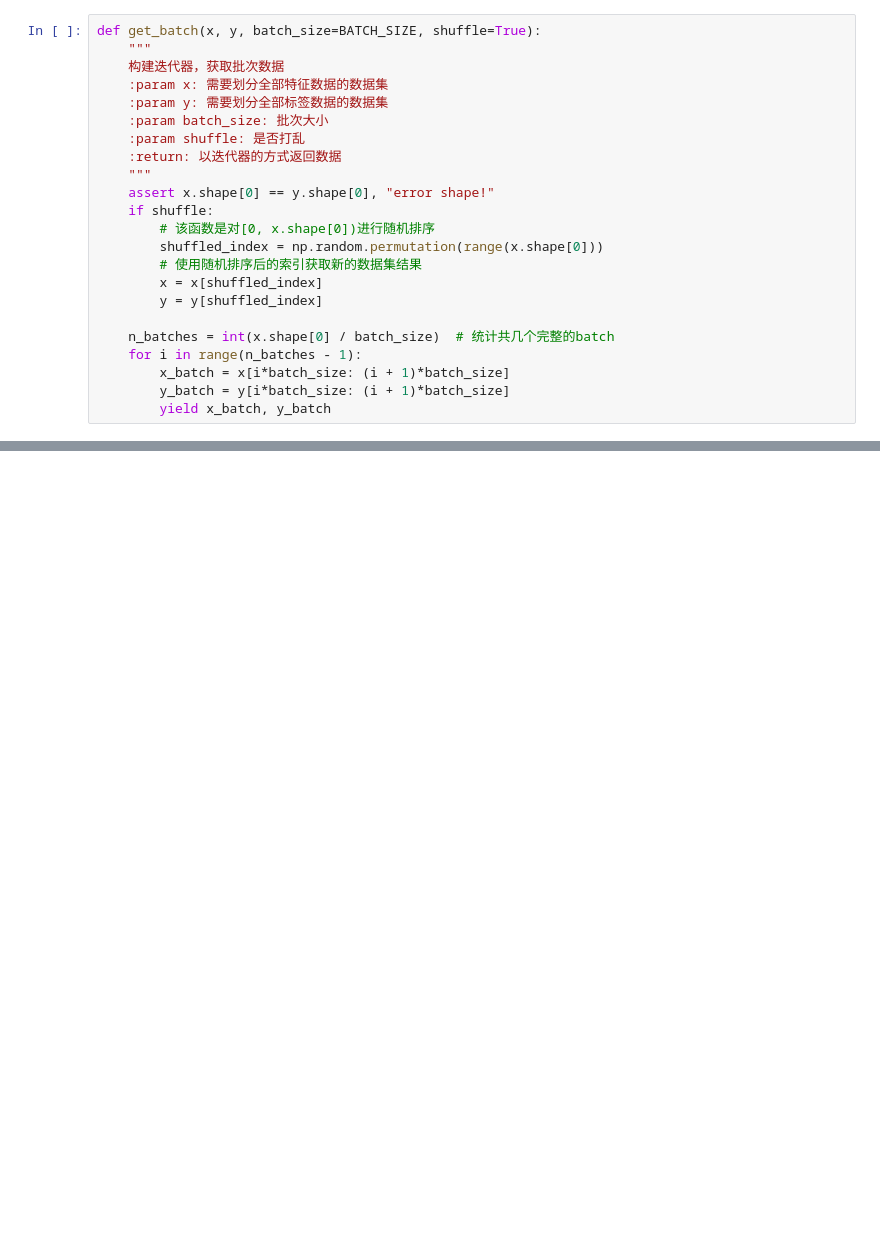
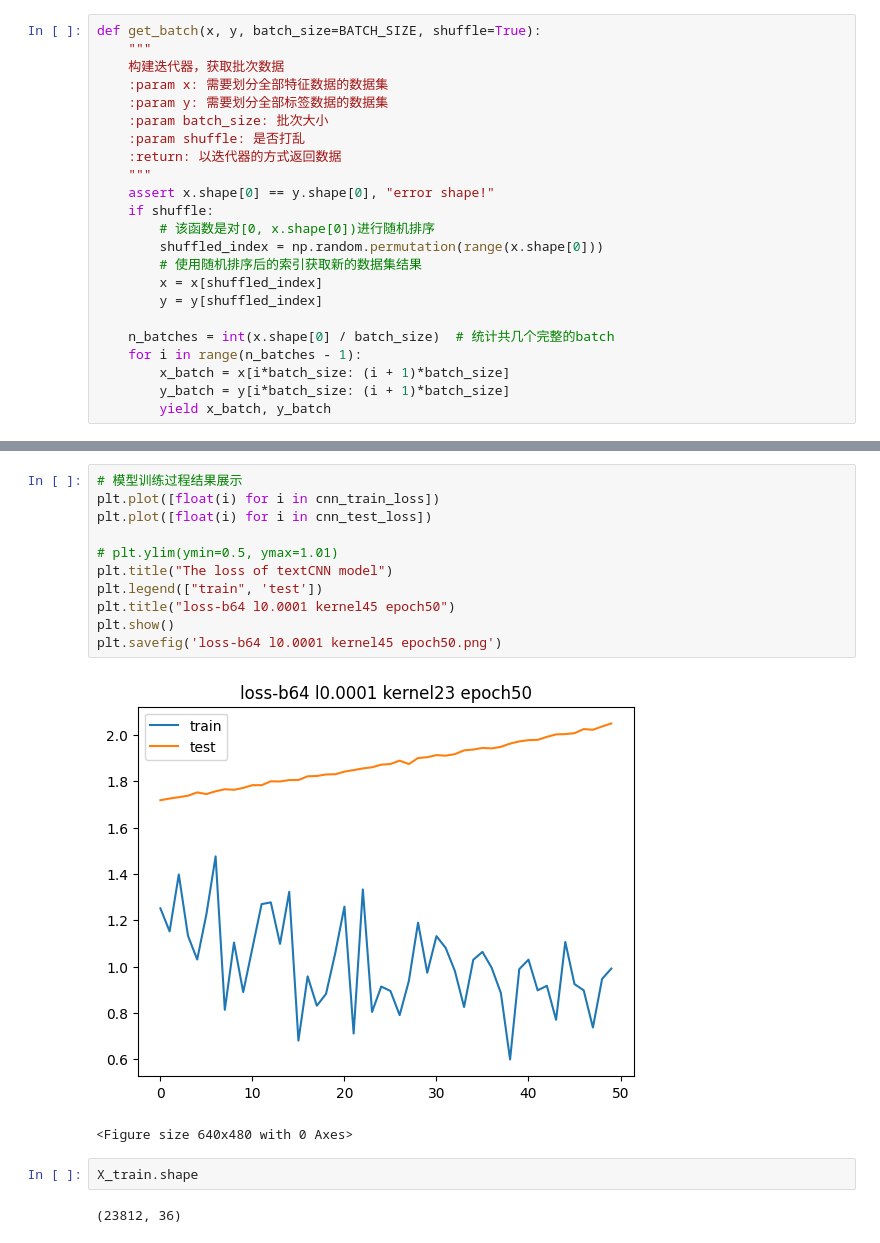
Before and after one commit to UoB-DSMP-2023-24/dsmp-2024-group-12, a Jupyter notebook: model_cnn.ipynb, the cells around one changed output, grey strips where cells are left out. Cells and saved outputs as stored; diff of their text form; blank space fills up the shorter version.

```diff
--- a/model_cnn.ipynb
+++ b/model_cnn.ipynb
@@ -470,0 +513,18 @@ plt.show()
+# %%
+# 模型训练过程结果展示
+plt.plot([float(i) for i in cnn_train_loss])
+plt.plot([float(i) for i in cnn_test_loss])
+
+# plt.ylim(ymin=0.5, ymax=1.01)
+plt.title("The loss of textCNN model")
+plt.legend(["train", 'test'])
+plt.title("loss-b64 l0.0001 kernel45 epoch50")
+plt.show()
+plt.savefig('loss-b64 l0.0001 kernel45 epoch50.png')
+# %% [output]
+[figure, added]
+<Figure size 640x480 with 0 Axes>
+# %%
+X_train.shape
+# %% [output]
+(23812, 36)
```
Also changed, not shown: parts of 42 cells of this notebook.
